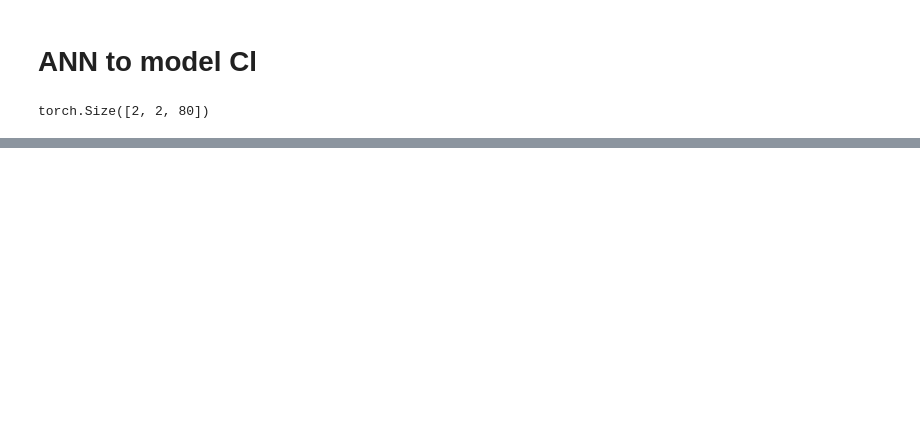
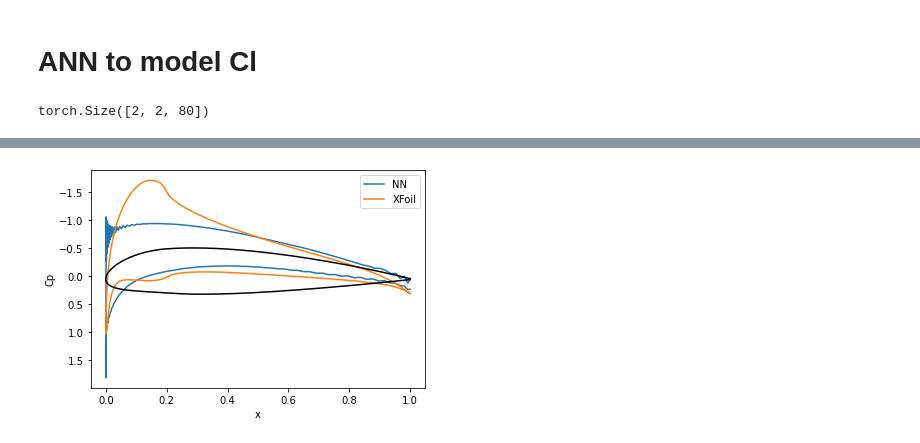
Before and after one commit to SamJBerry/xfoil-tools, a Jupyter notebook: cl_nn.ipynb, the cells around one changed output, grey strips where cells are left out. Saved outputs shown, nothing was run; the diff lists cells and outputs as text; code cells hidden in the pictures; blank space fills up the shorter version.

```diff
--- a/cl_nn.ipynb
+++ b/cl_nn.ipynb
@@ -178,0 +188,4 @@ Epoch: 2
+# %%
+plot_results()
+# %% [output]
+[figure, added]
```
Also changed, not shown: parts of 4 cells of this notebook.
